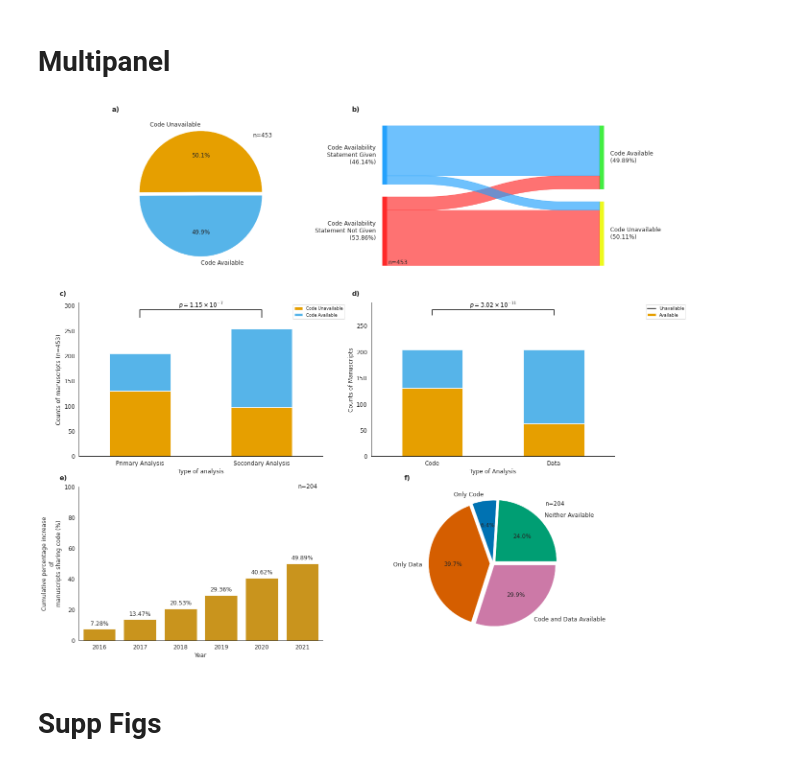
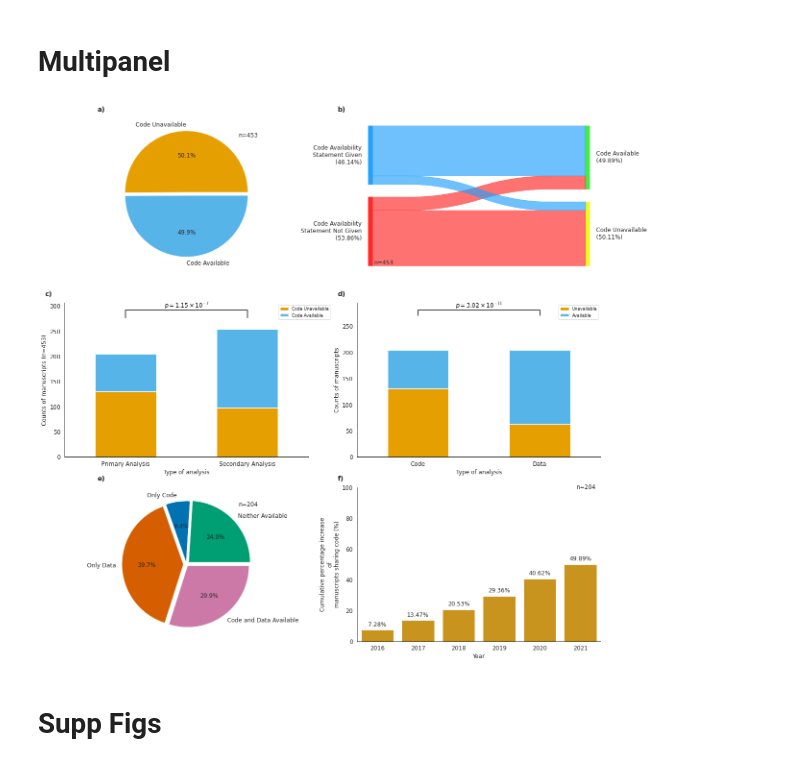
Before and after one commit to Mangul-Lab-USC/code-availability, a Jupyter notebook: notebooks/Figures.ipynb, the cells around one changed output. Cells and saved outputs as stored; diff of their text form; code cells hidden in the pictures.

```diff
--- a/notebooks/Figures.ipynb
+++ b/notebooks/Figures.ipynb
@@ -456,7 +456,7 @@ df_temp=df_temp.rename(columns={"no":"Code Unavailable","yes":"Code Available"})
 chi2, p, dof, expected = chi2_contingency(df_temp)
 colors = ['#0072B2','#D55E00']
 df_temp.plot(kind='bar', stacked=True, color=['#E69F00', '#56B4E9'], ax=ax[1,0], rot=0)
-ax[1,0].legend(['Code Unavailable', 'Code Available'],loc='upper right', bbox_to_anchor=(1.1, 1))
+ax[1,0].legend(loc='upper right', bbox_to_anchor=(1.1, 1))
 ax[1,0].set_xlabel("Type of analysis",fontsize=12)
 ax[1,0].set_ylabel("Counts of manuscripts (n=453)",fontsize=12)
 ax[1,0].tick_params(axis='both', labelsize=12)
@@ -482,6 +482,7 @@ df_temp=pd.DataFrame({'Analysis': ['Data','Data','Code','Code'], 'Availability':
                         df_temp.loc[df_temp['Code availability (Yes/No)']=='yes','Counts'].sum()]})
 
 df_temp=df_temp.pivot(index='Analysis',columns='Availability',values='Counts')
+df_temp=df_temp.rename(columns={"No":"Unavailable", "Yes":"Available"})
 chi2, p, dof, expected = chi2_contingency(df_temp)
 colors = ['#0072B2','#D55E00']
 df_temp.plot(kind='bar', stacked=True, color=['#E69F00', '#56B4E9'],ax=ax[1,1],rot=0)
@@ -491,13 +492,33 @@ x1, x2 = 0, 1  # columns  (first column: 0, see plt.xticks())
 ax[1,1].plot([x1, x1, x2, x2], [y, y+h, y+h, y], lw=1.5, c=col)
 ax[1,1].text((x1+x2)*.5, y+h, r"$p = {0:s}$".format(as_si(p,2)), ha='center', va='bottom', color=col, fontsize=12)
 
-ax[1,1].legend(['Unavailable', 'Available'],loc='upper right', bbox_to_anchor=(1.3, 1))
-ax[1,1].set_xlabel("Type of Analysis",fontsize=12)
-ax[1,1].set_ylabel("Counts of Manuscripts",fontsize=12)
+ax[1,1].legend(loc='upper right', bbox_to_anchor=(1, 1))
+ax[1,1].set_xlabel("Type of analysis",fontsize=12)
+ax[1,1].set_ylabel("Counts of manuscripts (n=204)",fontsize=12)
 #plt.ylim(0,100)
 ax[1,1].tick_params(axis='both', labelsize=12)
 
+
+
+
+
 #Fig 1e
+#replace upon request with no in the Data availability column of the data
+df_modified = df.copy()
+df_modified.loc[df_modified['Data availability (yes/no)'] == 'upon request', 'Data availability (yes/no)'] = 'no'
+#create dataframe for counts data of data availability and code availability
+df_temp=pd.DataFrame({'Counts': df_modified.groupby(['Data availability (yes/no)','Code availability (Yes/No)']).size()}).reset_index()
+df_temp['Labels']=['Neither Available','Only Code','Only Data','Code and Data Available']
+explode = (0.05,0.03,0.05,0.03)
+textprops = {"fontsize":12}
+colors = ['#009E73', '#0072B2','#D55E00', '#CC79A7']
+ax[2,0].pie(df_temp['Counts'], explode=explode, labels=df_temp['Labels'], colors=colors, autopct='%1.1f%%',textprops = textprops)
+ax[2,0].text(0.85, 0.95, "n=" + str(df_temp['Counts'].sum()), fontsize=12)
+
+
+
+
+#Fig 1f
 #create dataframe for counts data of code availability
 df_modified = df.copy()
 #df_modified.loc[df_modified['Data availability (yes/no)'] == 'upon request', 'Data availability (yes/no)'] = 'no'
@@ -508,53 +529,42 @@ df_temp=pd.DataFrame({'Counts': df_modified.groupby(['Code availability (Yes/No)
 df_temp=df_temp[~((df_temp['Code availability (Yes/No)']=='no'))]
 #filter df_temp to only have primary studies
 #create percentage column
 df_temp['Percent Increase'] = (df_temp['Counts']/453) * 100
 df_temp['Cumulative Percent Increase']=df_temp['Percent Increase'].cumsum()
 df_temp['Cumulative Percent Increase']=df_temp['Cumulative Percent Increase'].round(2)
 df_temp=df_temp.reset_index()
 df_temp=df_temp.drop('index', axis=1)
 colors = ['#E69F00']
-sns.barplot(ax=ax[2,0],data=df_temp, x='PMC_Year', y='Cumulative Percent Increase',palette=colors)
+sns.barplot(ax=ax[2,1],data=df_temp, x='PMC_Year', y='Cumulative Percent Increase',palette=colors)
 
 for index, row in df_temp.iterrows():
-    ax[2,0].annotate(f'{row["Cumulative Percent Increase"]:.2f}%', xy=(index, row['Cumulative Percent Increase']),
+    ax[2,1].annotate(f'{row["Cumulative Percent Increase"]:.2f}%', xy=(index, row['Cumulative Percent Increase']),
                  xytext=(0, 5), textcoords='offset points', ha='center', va='bottom')
 plt.ylim([0, 100])
-ax[2,0].text(4.9, 99, "n=204", fontsize=12)
-ax[2,0].tick_params(axis='both', labelsize=12)
-ax[2,0].set_xlabel('Year', fontsize=12)
-ax[2,0].set_ylabel('Cumulative percentage increase\nof\nmanuscripts sharing code (%)', fontsize=12)
-ax[2,0].set_ylim(0,100)
+ax[2,1].text(4.9, 99, "n=204", fontsize=12)
+ax[2,1].tick_params(axis='both', labelsize=12)
+ax[2,1].set_xlabel('Year', fontsize=12)
+ax[2,1].set_ylabel('Cumulative percentage increase\nof\nmanuscripts sharing code (%)', fontsize=12)
+ax[2,1].set_ylim(0,100)
 
 
 # Add labels to each subplot
 labels = ['a)', 'b)', 'c)', 'd)', 'e)','f)']
 
 for i, axes in enumerate(ax.flatten()):
     axes.text(-0.08, 1.08, labels[i], transform=axes.transAxes, fontsize=14, fontweight='bold', va='top')
 
 
-#Fig 1f
-#replace upon request with no in the Data availability column of the data
-df_modified = df.copy()
-df_modified.loc[df_modified['Data availability (yes/no)'] == 'upon request', 'Data availability (yes/no)'] = 'no'
-#create dataframe for counts data of data availability and code availability
-df_temp=pd.DataFrame({'Counts': df_modified.groupby(['Data availability (yes/no)','Code availability (Yes/No)']).size()}).reset_index()
-df_temp['Labels']=['Neither Available','Only Code','Only Data','Code and Data Available']
-explode = (0.05,0.03,0.05,0.03)
-textprops = {"fontsize":12}
-colors = ['#009E73', '#0072B2','#D55E00', '#CC79A7']
-ax[2,1].pie(df_temp['Counts'], explode=explode, labels=df_temp['Labels'], colors=colors, autopct='%1.1f%%',textprops = textprops)
-ax[2,1].text(0.85, 0.95, "n=" + str(df_temp['Counts'].sum()), fontsize=12)
+
 
 
 
 
 sns.despine()
 plt.show()
 fig.savefig('../Figures/fig1.png', format='png', dpi=300)
 # %% [output]
-[figure, old version]
+[figure, new version]
 # %% [markdown]
 # Supp Figs
 # %% [markdown]
```
Also changed, not shown: parts of 62 cells of this notebook, 13 other files.
